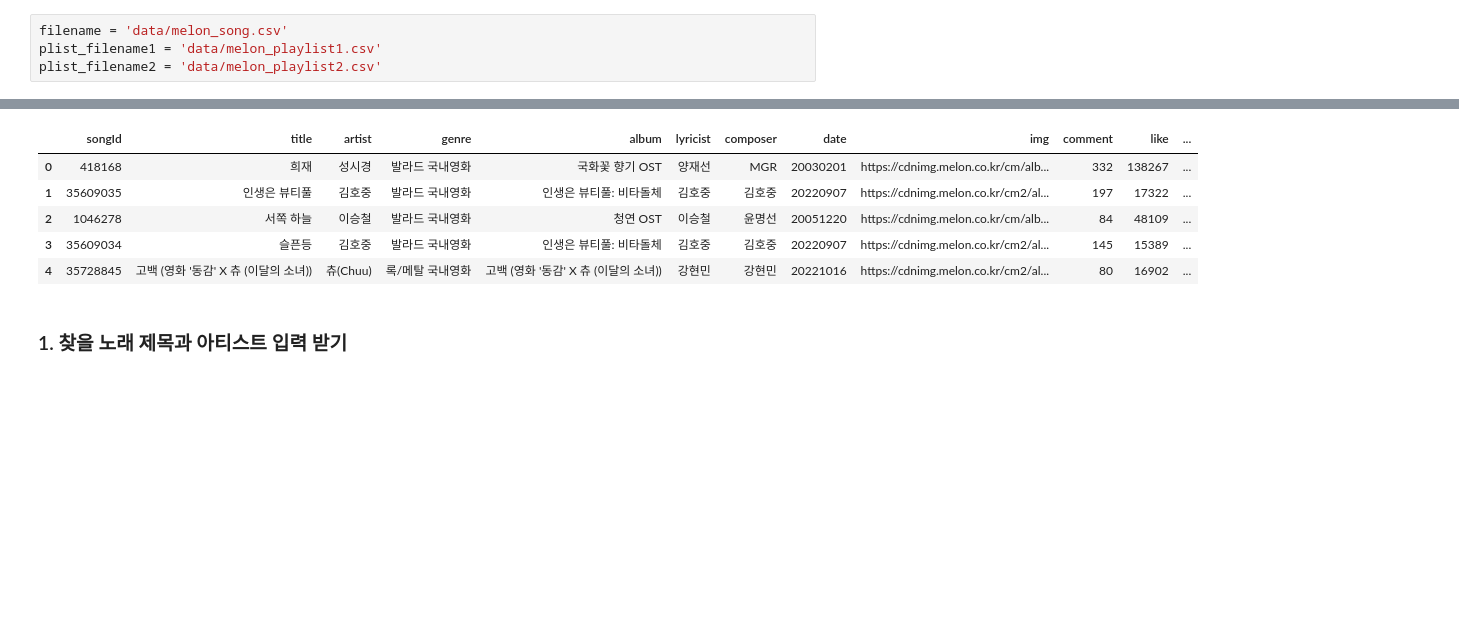
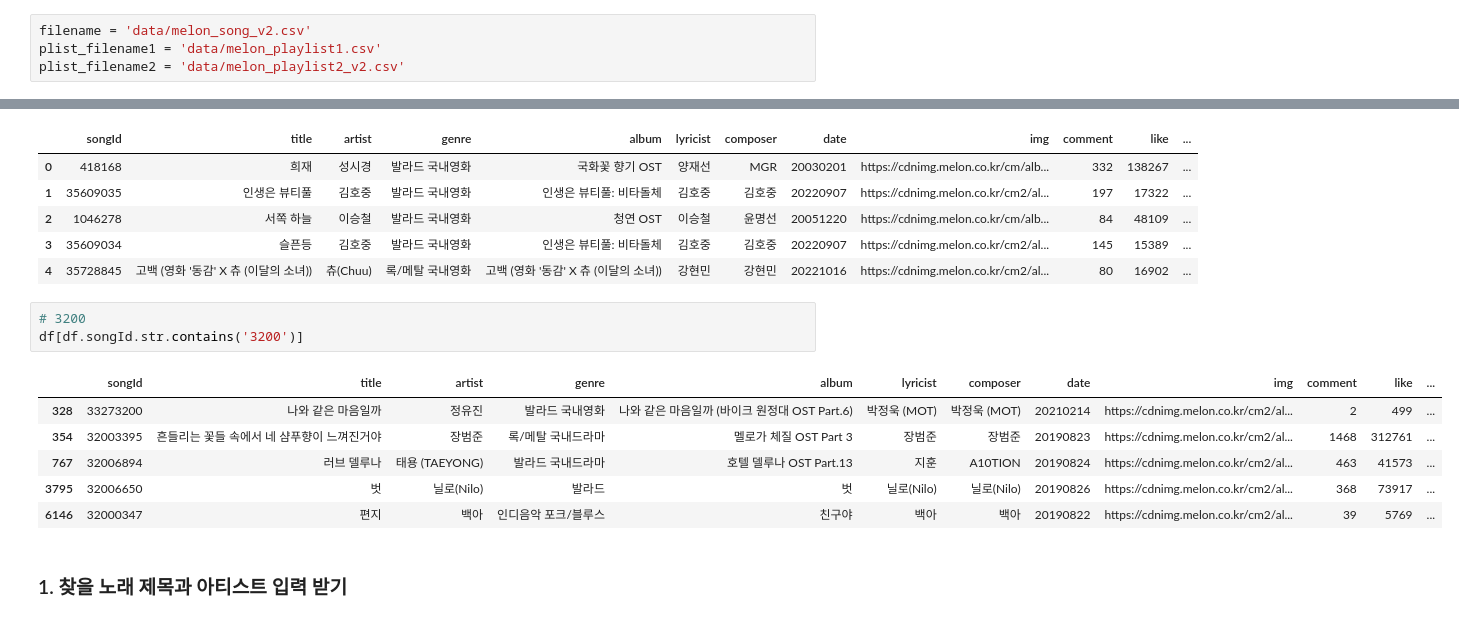
Before and after one commit to wowgang/DataAnalysis_Lecture-2023.04, a Jupyter notebook: 100.도전했조/플리기반.ipynb, the cells around one changed output, grey strips where cells are left out. Cells and saved outputs as stored; diff of their text form; blank space fills up the shorter version.

```diff
--- a/100.도전했조/플리기반.ipynb
+++ b/100.도전했조/플리기반.ipynb
@@ -2,9 +2,9 @@
 import numpy as np
 import pandas as pd
 # %%
-filename = 'data/melon_song.csv'
+filename = 'data/melon_song_v2.csv'
 plist_filename1 = 'data/melon_playlist1.csv'
-plist_filename2 = 'data/melon_playlist2.csv'
+plist_filename2 = 'data/melon_playlist2_v2.csv'
 # %%
 df = pd.read_csv(filename)
 plist1 = pd.read_csv(plist_filename1)
@@ -92,6 +123,16 @@ df.head()
 | 2 | 1046278 | 서쪽 하늘 | 이승철 | 발라드 국내영화 | 청연 OST | 이승철 | 윤명선 | 20051220 | https://cdnimg.melon.co.kr/cm/alb... | 84 | 48109 | ... |
 | 3 | 35609034 | 슬픈등 | 김호중 | 발라드 국내영화 | 인생은 뷰티풀: 비타돌체 | 김호중 | 김호중 | 20220907 | https://cdnimg.melon.co.kr/cm2/al... | 145 | 15389 | ... |
 | 4 | 35728845 | 고백 (영화 '동감' X 츄 (이달의 소녀)) | 츄(Chuu) | 록/메탈 국내영화 | 고백 (영화 '동감' X 츄 (이달의 소녀)) | 강현민 | 강현민 | 20221016 | https://cdnimg.melon.co.kr/cm2/al... | 80 | 16902 | ... |
+# %%
+# 3200
+df[df.songId.str.contains('3200')]
+# %% [output]
+|  | songId | title | artist | genre | album | lyricist | composer | date | img | comment | like | ... |
+| 328 | 33273200 | 나와 같은 마음일까 | 정유진 | 발라드 국내영화 | 나와 같은 마음일까 (바이크 원정대 OST Part.6) | 박정욱 (MOT) | 박정욱 (MOT) | 20210214 | https://cdnimg.melon.co.kr/cm2/al... | 2 | 499 | ... |
+| 354 | 32003395 | 흔들리는 꽃들 속에서 네 샴푸향이 느껴진거야 | 장범준 | 록/메탈 국내드라마 | 멜로가 체질 OST Part 3 | 장범준 | 장범준 | 20190823 | https://cdnimg.melon.co.kr/cm2/al... | 1468 | 312761 | ... |
+| 767 | 32006894 | 러브 델루나 | 태용 (TAEYONG) | 발라드 국내드라마 | 호텔 델루나 OST Part.13 | 지훈 | A10TION | 20190824 | https://cdnimg.melon.co.kr/cm2/al... | 463 | 41573 | ... |
+| 3795 | 32006650 | 벗 | 닐로(Nilo) | 발라드 | 벗 | 닐로(Nilo) | 닐로(Nilo) | 20190826 | https://cdnimg.melon.co.kr/cm2/al... | 368 | 73917 | ... |
+| 6146 | 32000347 | 편지 | 백아 | 인디음악 포크/블루스 | 친구야 | 백아 | 백아 | 20190822 | https://cdnimg.melon.co.kr/cm2/al... | 39 | 5769 | ... |
 # %% [markdown]
 ### 1. 찾을 노래 제목과 아티스트 입력 받기
 # %%
```
Also changed, not shown: parts of 11 cells of this notebook, 15 other files.
